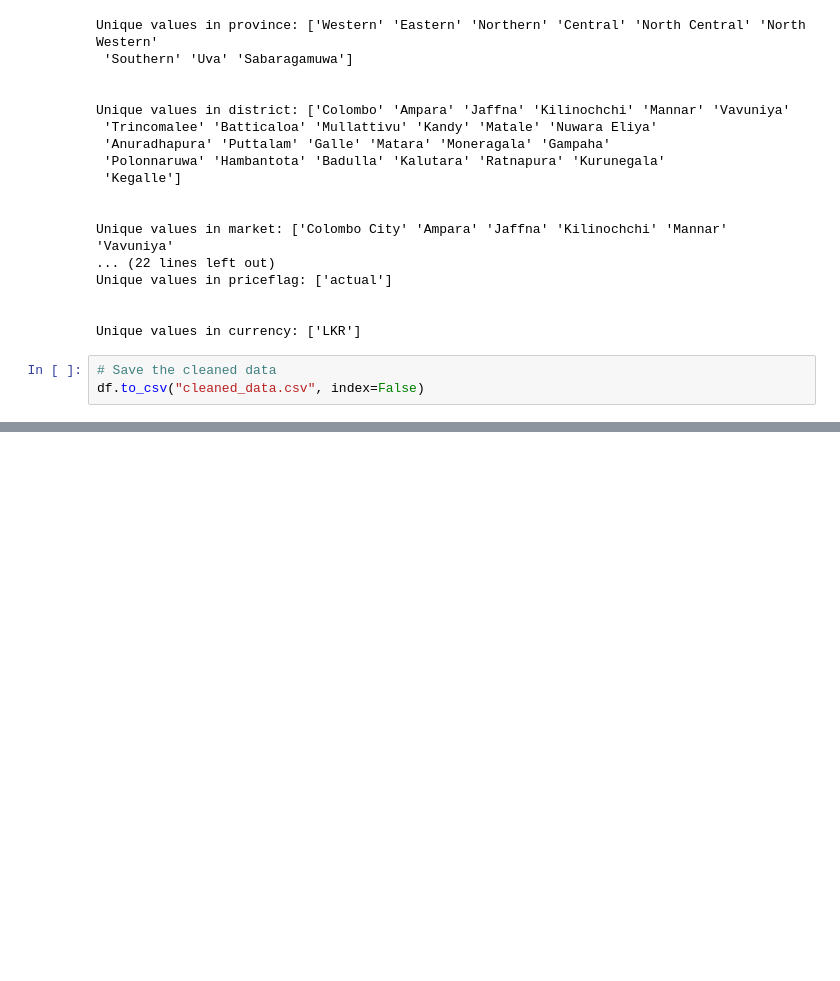
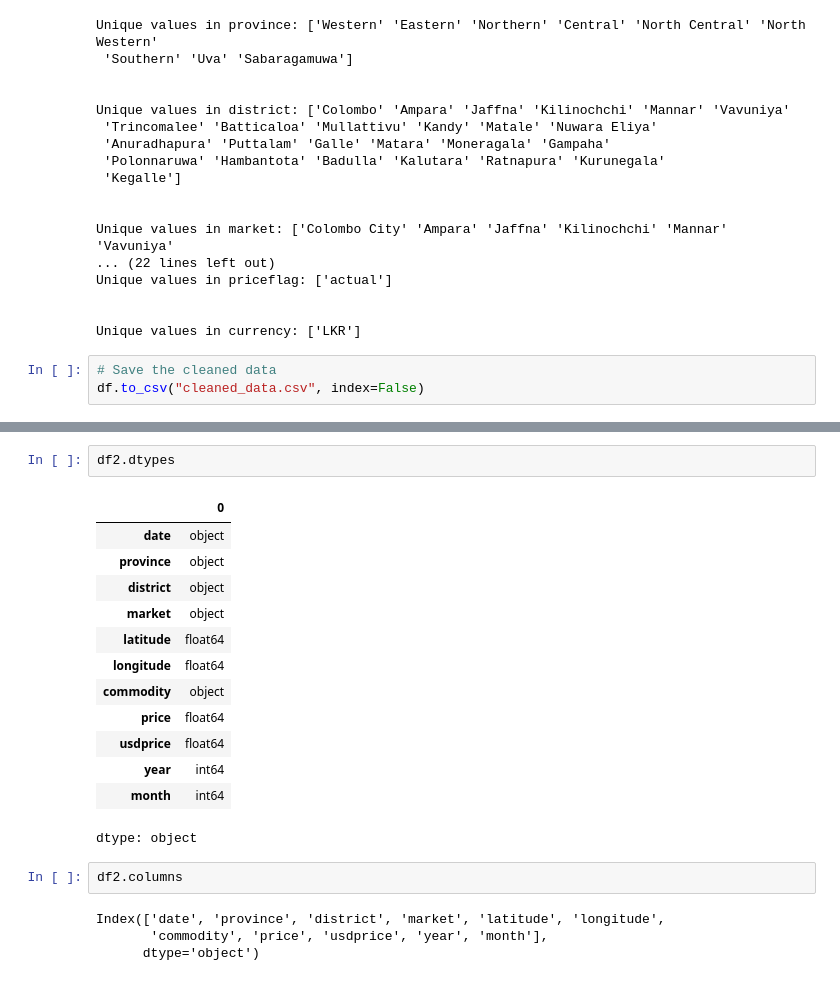
Before and after one commit to HChandeepa/Sri_Lanka_Food_Prices_Analysis, a Jupyter notebook: Sri_Lanka_Food_Prices_CW.ipynb, the cells around one changed output, grey strips where cells are left out. Drawn from its saved outputs; the diff is of its cells as text; blank space fills up the shorter version.

```diff
--- a/Sri_Lanka_Food_Prices_CW.ipynb
+++ b/Sri_Lanka_Food_Prices_CW.ipynb
@@ -420,0 +339,22 @@ df_ml.printSchema()
+# %%
+df2.dtypes
+# %% [output]
+|  | 0 |
+| date | object |
+| province | object |
+| district | object |
+| market | object |
+| latitude | float64 |
+| longitude | float64 |
+| commodity | object |
+| price | float64 |
+| usdprice | float64 |
+| year | int64 |
+| month | int64 |
+dtype: object
+# %%
+df2.columns
+# %% [output]
+Index(['date', 'province', 'district', 'market', 'latitude', 'longitude',
+       'commodity', 'price', 'usdprice', 'year', 'month'],
+      dtype='object')
```
Also changed, not shown: parts of 18 cells of this notebook.
